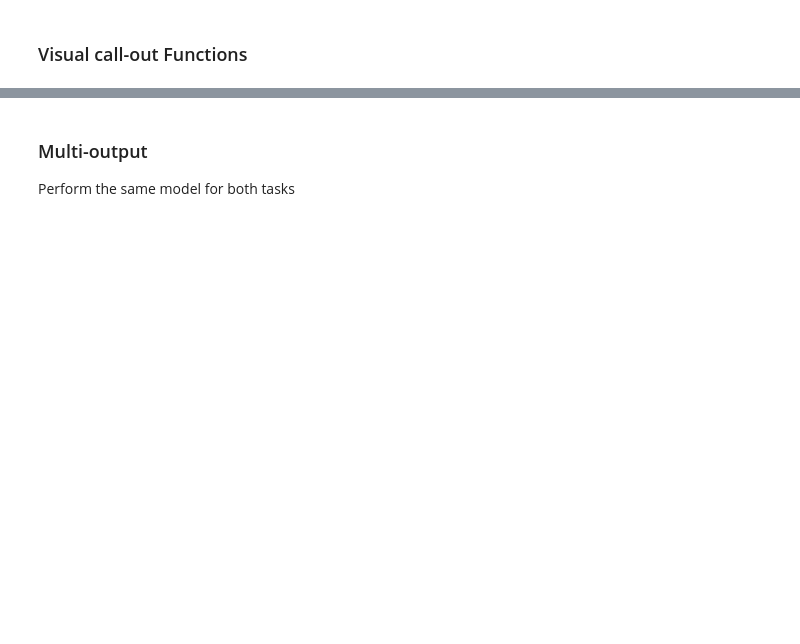
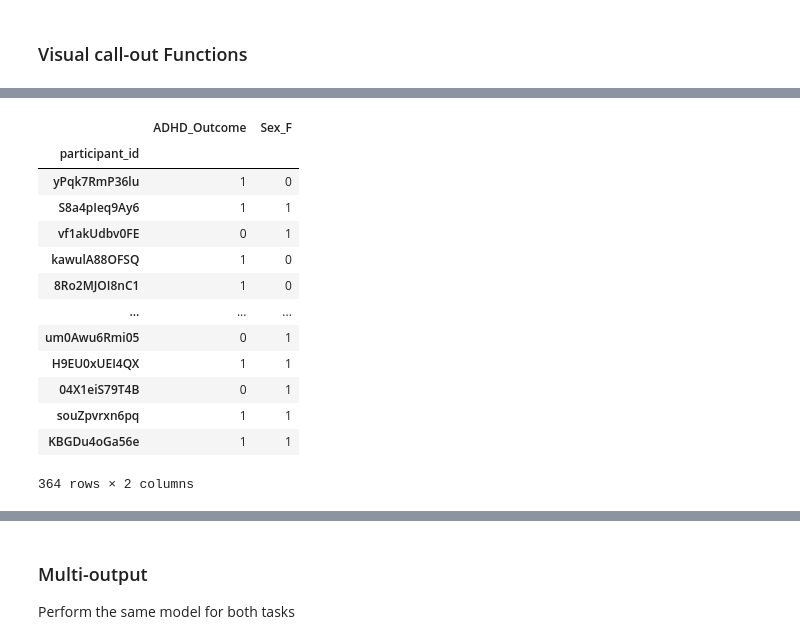
Before and after one commit to taylornguyen527/ADHD_Sex_Prediction_WIDS2025, a Jupyter notebook: EDA.ipynb, the cells around one changed output, grey strips where cells are left out. Saved outputs shown, nothing was run; the diff lists cells and outputs as text; code cells hidden in the pictures; blank space fills up the shorter version.

```diff
--- a/EDA.ipynb
+++ b/EDA.ipynb
@@ -217,0 +217,17 @@ preprocessor = ColumnTransformer(
+# %%
+y_test
+# %% [output]
+|  | ADHD_Outcome | Sex_F |
+| participant_id |  |  |
+| yPqk7RmP36lu | 1 | 0 |
+| S8a4pIeq9Ay6 | 1 | 1 |
+| vf1akUdbv0FE | 0 | 1 |
+| kawulA88OFSQ | 1 | 0 |
+| 8Ro2MJOI8nC1 | 1 | 0 |
+| ... | ... | ... |
+| um0Awu6Rmi05 | 0 | 1 |
+| H9EU0xUEI4QX | 1 | 1 |
+| 04X1eiS79T4B | 0 | 1 |
+| souZpvrxn6pq | 1 | 1 |
+| KBGDu4oGa56e | 1 | 1 |
+364 rows × 2 columns
```
Also changed, not shown: parts of 19 cells of this notebook.
